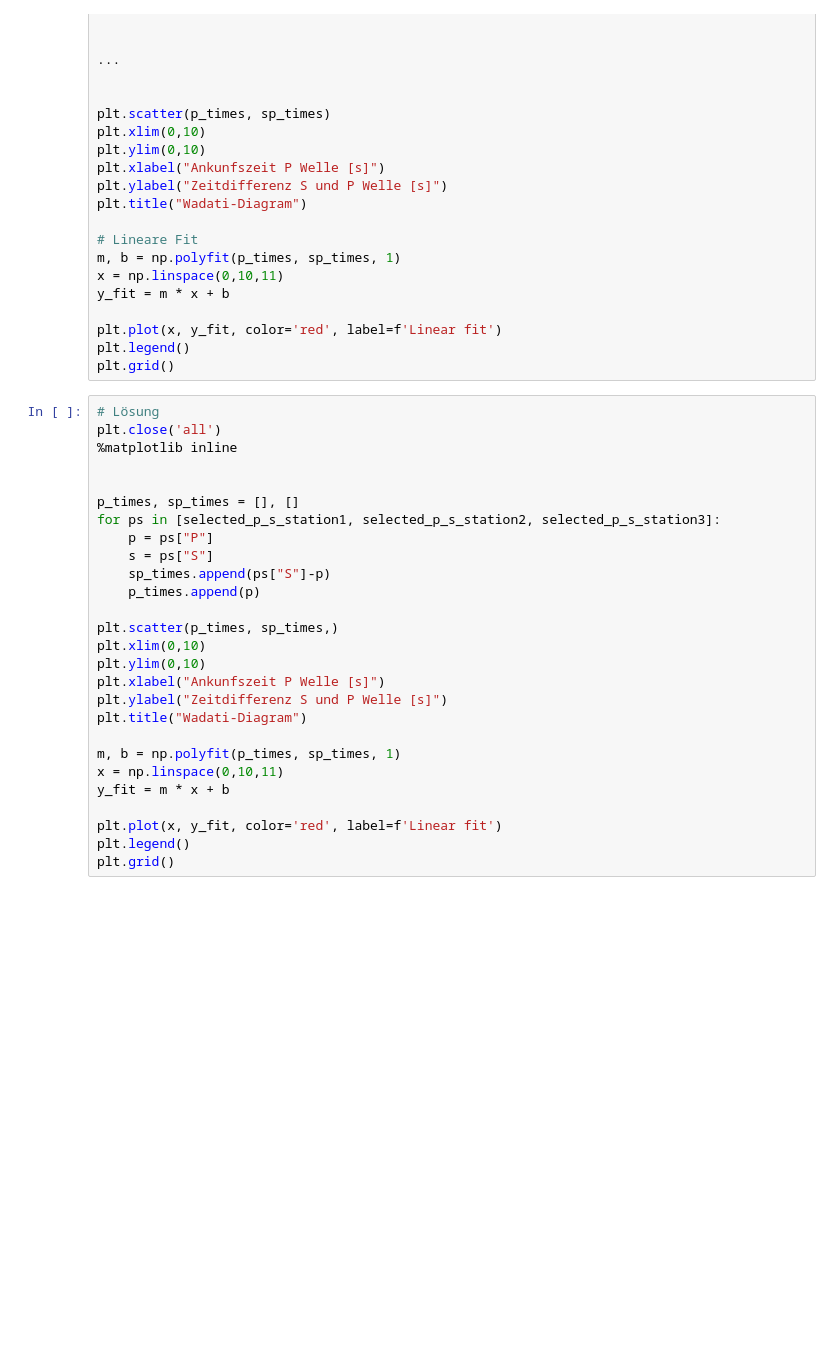
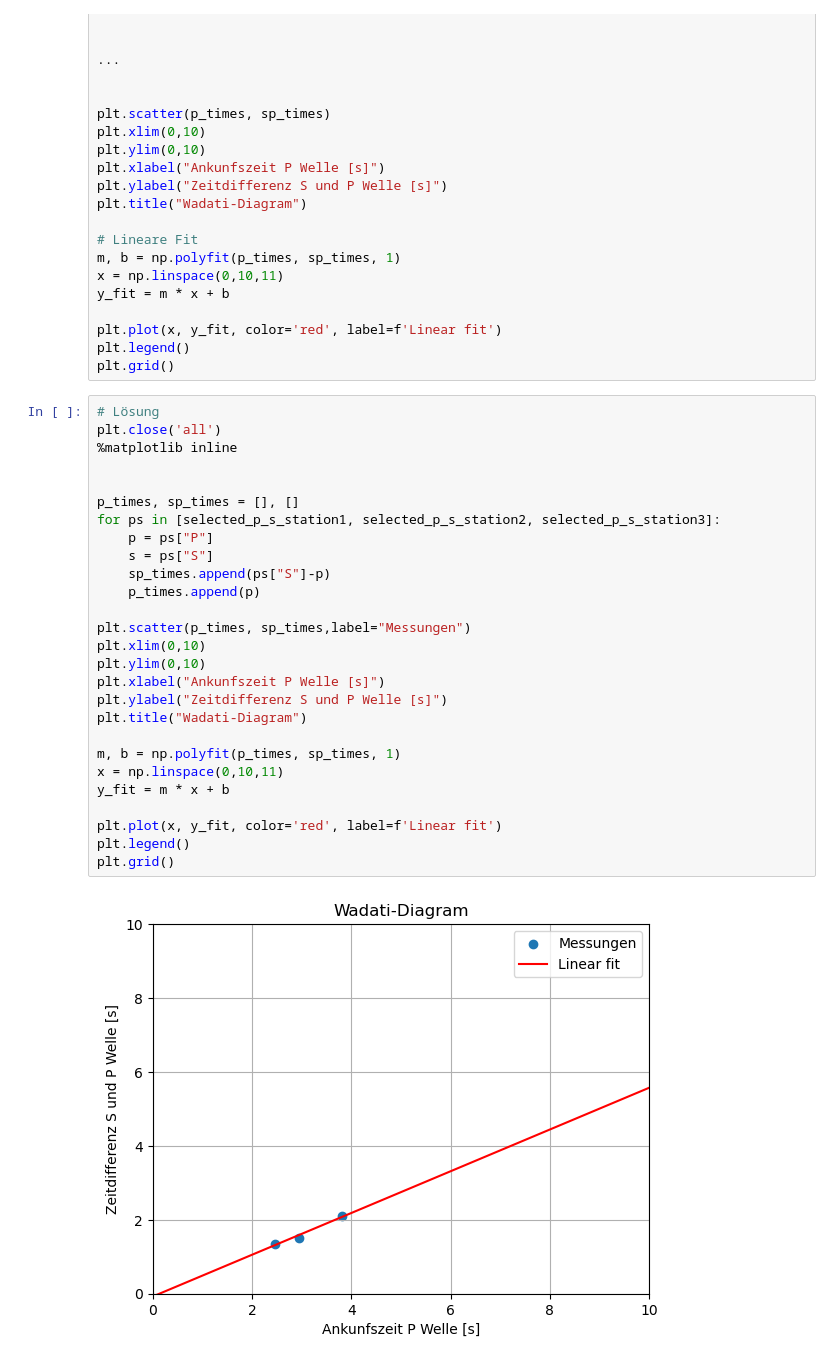
Before and after one commit to niko-d/test_setup, a Jupyter notebook: notebooks/ErdbebenLokalisierung.ipynb, the cells around one changed output. Cells and saved outputs as stored; diff of their text form; blank space fills up the shorter version.

```diff
--- a/notebooks/ErdbebenLokalisierung.ipynb
+++ b/notebooks/ErdbebenLokalisierung.ipynb
@@ -284,27 +335,29 @@ plt.grid()
 # %%
 # Lösung
 plt.close('all')
 %matplotlib inline
 
 
 p_times, sp_times = [], []
 for ps in [selected_p_s_station1, selected_p_s_station2, selected_p_s_station3]:
     p = ps["P"]
     s = ps["S"]
     sp_times.append(ps["S"]-p)
     p_times.append(p)
 
-plt.scatter(p_times, sp_times,)
+plt.scatter(p_times, sp_times,label="Messungen")
 plt.xlim(0,10)
 plt.ylim(0,10)
 plt.xlabel("Ankunfszeit P Welle [s]")
 plt.ylabel("Zeitdifferenz S und P Welle [s]")
 plt.title("Wadati-Diagram")
 
 m, b = np.polyfit(p_times, sp_times, 1)
 x = np.linspace(0,10,11)
 y_fit = m * x + b
 
 plt.plot(x, y_fit, color='red', label=f'Linear fit')
 plt.legend()
 plt.grid()
+# %% [output]
+[figure, added]
```
Also changed, not shown: parts of 16 cells of this notebook.
